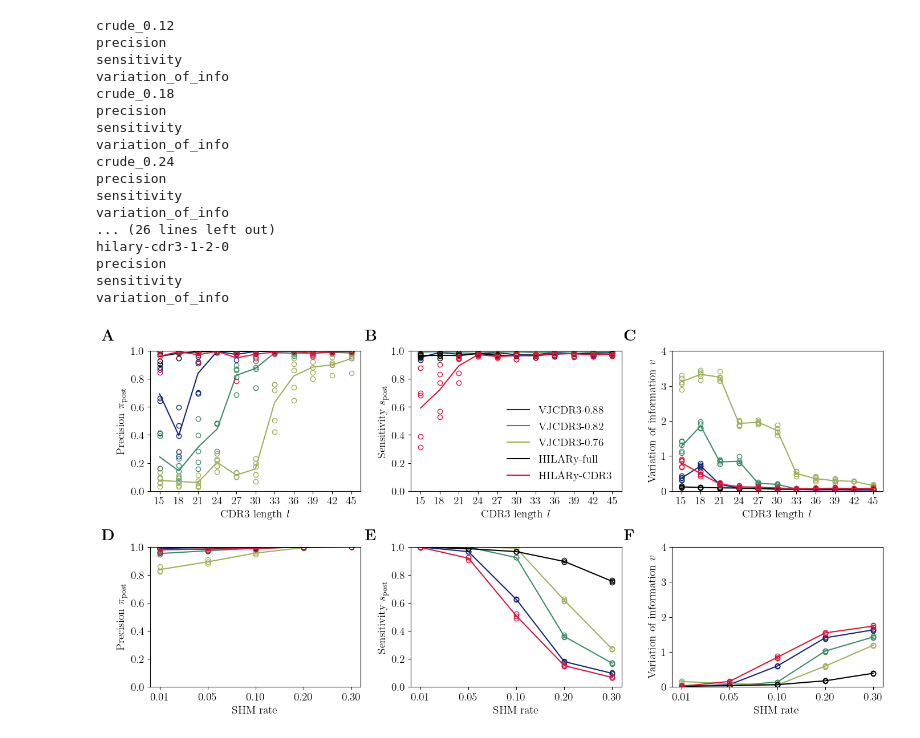
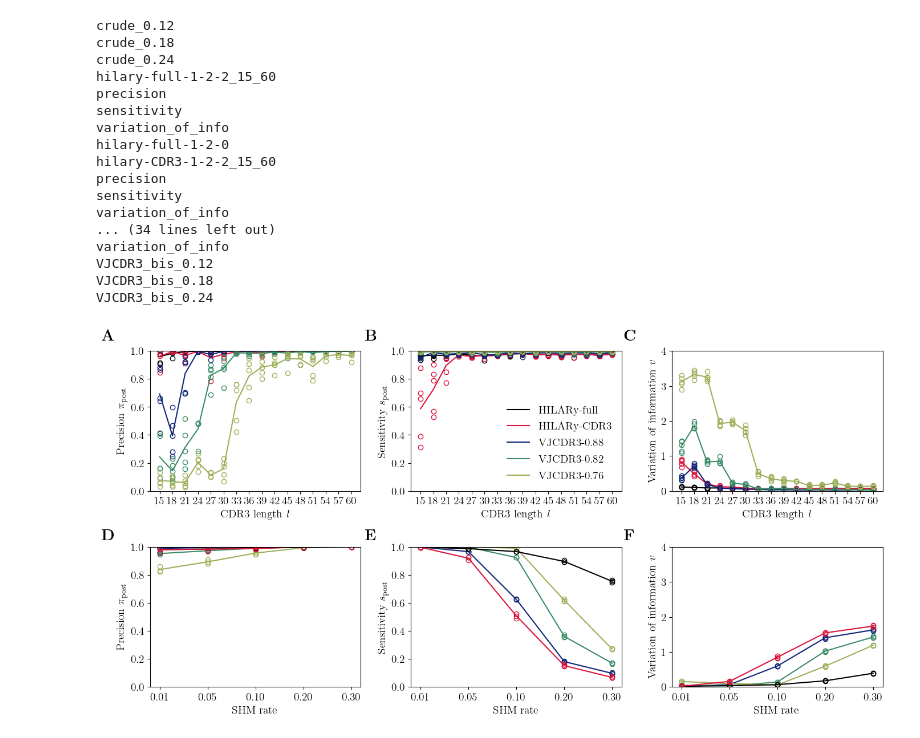
Before and after one commit to statbiophys/HILARy, a Jupyter notebook: data_with_scripts/article_figure_scripts/si_figure10.ipynb, the cells around one changed output. Saved outputs shown, nothing was run; the diff lists cells and outputs as text; code cells hidden in the pictures.

```diff
--- a/data_with_scripts/article_figure_scripts/si_figure10.ipynb
+++ b/data_with_scripts/article_figure_scripts/si_figure10.ipynb
@@ -28,8 +28,10 @@ benchmark_path_synth = Path(
 benchmark_path_partis = Path(
     "/home/gabrielathenes/Documents/study/HILARy/data_with_scripts/benchmark_on_partis_dataset"
 )
-hilary_full = "hilary-full-1-2-0"
-hilary_cdr3 = "hilary-CDR3-1-2-0"
+hilary_full = "hilary-full-1-2-2_15_60"
+hilary_full_partis = "hilary-full-1-2-0"
+
+hilary_cdr3 = "hilary-CDR3-1-2-2_15_60"
 hilary_cdr3_partis = "hilary-cdr3-1-2-0"
 # %%
 def pairwise_evaluation(df, partition, ground_truth="simulations"):
@@ -55,11 +57,11 @@ def entropy(dfGrouped):
     return sum(fs * np.log2(fs))
 
 
-def variation_of_info(df, result):
+def variation_of_info(df, result, ground_truth="simulations"):
     VI = (
-        entropy(df.groupby(["simulations"]))
+        entropy(df.groupby([ground_truth]))
         + entropy(df.groupby([result]))
-        - 2 * entropy(df.groupby([result, "simulations"]))
+        - 2 * entropy(df.groupby([result, ground_truth]))
     )
     return VI
 # %%
@@ -203,7 +237,7 @@ from matplotlib import cm
 
 colormap2 = cm.get_cmap("gist_earth", 12)
 # %%
-ls = np.arange(15, 45 + 3, 3)
+ls = np.arange(15, 60 + 3, 3)
 fig = plt.figure(figsize=(14, 7))
 ax1 = fig.add_subplot(231)
 ax1.set_ylabel(r"Precision $\pi_{\rm post}$")
@@ -221,19 +255,22 @@ colors = {
     f"crude_{str(each/100)}": colormap2((each-9)/24)
     for i,each in enumerate([12,18,24])
 }
+labels = {
+    f"crude_{str(each/100)}": f"VJCDR3-{str(round(1 - each / 100, 2))}"
+    for each in [12, 18, 24]
+}
 colors[hilary_full]="k"
+colors[hilary_full_partis] = "k"
+
 colors[hilary_cdr3]="crimson"
 colors[hilary_cdr3_partis] = "crimson"
-
-
-labels = {
-    f"crude_{str(each/100)}": f"VJCDR3-{str(round(1 - each / 100, 2))}"
-    for each in [12,18,24]
-}
+for i,each in enumerate([12,18,24]):
+    colors[f"VJCDR3_bis_{str(each/100)}"]= colormap2((each-9)/24)
+    labels[f"VJCDR3_bis_{str(each/100)}"]=f"VJCDR3-{str(round(1 - each / 100, 2))}"
 
 for model in colors:
     print(model)
-    if model.startswith("crude"):
+    if model.startswith("crude") or model.startswith("VJ"):
         label = labels[model]
     if model==hilary_full:
         label="HILARy-full"
@@ -327,41 +364,41 @@ ax5.set_ylim(bottom=0, top=1)
 ax6.set_ylim(bottom=0, top=4)
 
 ax1.set_ylim(bottom=0, top=1)
 ax2.set_ylim(bottom=0, top=1)
 ax3.set_ylim(bottom=0)
 
 plt.tight_layout(pad=1.4)
 plt.text(-12.1, 9.9, r"\bf{A}", rotation=0, wrap=True, fontsize=20)
 plt.text(-6.6, 9.9, r"\bf{B}", rotation=0, wrap=True, fontsize=20)
 plt.text(-1.2, 9.9, r"\bf{C}", rotation=0, wrap=True, fontsize=20)
 plt.text(-12.1, 4.2, r"\bf{D}", rotation=0, wrap=True, fontsize=20)
 plt.text(-6.6, 4.2, r"\bf{E}", rotation=0, wrap=True, fontsize=20)
 plt.text(-1.2, 4.2, r"\bf{F}", rotation=0, wrap=True, fontsize=20)
 fig.subplots_adjust(hspace=0.4)
 
 
 # fig.savefig('new_figures/figure4.pdf',bbox_inches='tight',dpi=1000)
 plt.savefig(
-    "/home/gabrielathenes/Dropbox/Natanael_lineages_inference/revisions_2024_01_26/figures/si_figure10.pdf",
+    "/home/gabrielathenes/Dropbox/Natanael_lineages_inference/revisions_2024_06_25/figures/si_figure10.pdf",
     bbox_inches="tight",
 )
 plt.show()
 # %% [output]
 crude_0.12
+crude_0.18
+crude_0.24
+hilary-full-1-2-2_15_60
 precision
 sensitivity
 variation_of_info
-crude_0.18
+hilary-full-1-2-0
+hilary-CDR3-1-2-2_15_60
 precision
 sensitivity
 variation_of_info
-crude_0.24
-precision
-sensitivity
+... (34 lines left out)
 variation_of_info
-... (26 lines left out)
-hilary-cdr3-1-2-0
-precision
-sensitivity
-variation_of_info
+VJCDR3_bis_0.12
+VJCDR3_bis_0.18
+VJCDR3_bis_0.24
-[figure, old version]
+[figure, new version]
```
Also changed, not shown: parts of 2 cells of this notebook, 7 other files.
